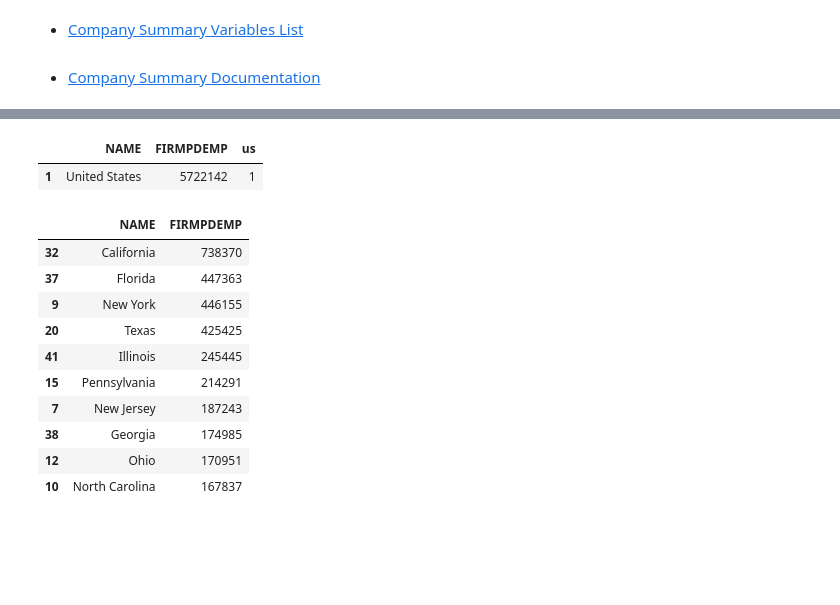
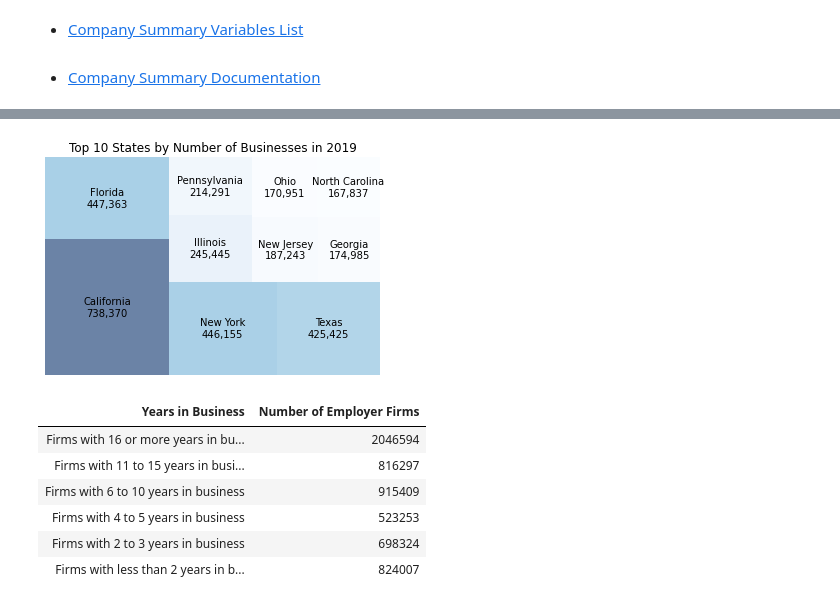
Before and after one commit to ahadh762/Census-Data-API-Group-Assessment, a Jupyter notebook: company_summary.ipynb, the cells around one changed output, grey strips where cells are left out. Drawn from its saved outputs; the diff is of its cells as text; code cells hidden in the pictures; blank space fills up the shorter version.

```diff
--- a/company_summary.ipynb
+++ b/company_summary.ipynb
@@ -93,41 +93,55 @@ df
-# %%
-labels = 'NAME,FIRMPDEMP'
-
-data_group = '&for=us'
-
-API_key = '&key=1ba63b3df04e1bd07755febe18f836df1b86fc9f'
-
-df = pd.read_json(f'https://api.census.gov/data/2018/abscs?get={labels}{data_group}{API_key}')
-new_header = df.iloc[0] #grab the first row for the header
-df = df[1:] #take the data after the header row
-df.columns = new_header #set the header row as the df header
-df
-# %% [output]
-|  | NAME | FIRMPDEMP | us |
-| 1 | United States | 5722142 | 1 |
+# %%
+import matplotlib
+import squarify
+cmap = matplotlib.cm.Blues
+
+minimum=min(df['Number of Employer Firms'])
+maximum=max(df['Number of Employer Firms'])
+norm = matplotlib.colors.Normalize(vmin=minimum, vmax=maximum)
+labels = [f'{State}\n{"{:,}".format(count)}' for State, count in zip(df.State, df['Number of Employer Firms'])]
+
+colors = [cmap(norm(value)) for value in df['Number of Employer Firms'].head(10)]
+squarify.plot(sizes=df['Number of Employer Firms'].head(10), label=labels, alpha=0.6, color = colors)
+plt.title('Top 10 States by Number of Businesses in 2019')
+plt.axis('off')
+plt.show()
+# %% [output]
+[figure, added]
 # %%
-labels = 'NAME,FIRMPDEMP'
+# Number of Firms by Years in Business
+
+labels = 'NAME,YIBSZFI,YIBSZFI_LABEL,FIRMPDEMP'
 
 data_group = '&for=state'
 
 API_key = '&key=1ba63b3df04e1bd07755febe18f836df1b86fc9f'
 
-df = pd.read_json(f'https://api.census.gov/data/2018/abscs?get={labels}{data_group}{API_key}')
+URL = f'https://api.census.gov/data/2018/abscs?get={labels}{data_group}{API_key}'
+
+df = pd.read_json(URL)
+
 new_header = df.iloc[0] #grab the first row for the header
 df = df[1:] #take the data after the header row
 df.columns = new_header #set the header row as the df header
 df['FIRMPDEMP'] = df['FIRMPDEMP'].astype(int)
-df = df[['NAME','FIRMPDEMP']].sort_values(by='FIRMPDEMP',ascending=False)
-df.head(10)
+df.drop('YIBSZFI',axis=1,inplace=True)
+df = df.loc[df['YIBSZFI_LABEL']!='All firms']
+df = df.rename(columns={'YIBSZFI_LABEL':'Years in Business','FIRMPDEMP':'Number of Employer Firms'})
+years_in_business = df.copy()
+df = df.groupby('Years in Business')['Number of Employer Firms'].sum().reset_index()
+df = df.sort_values('Years in Business', ascending=False)
+
+custom_dict = {'Firms with less than 2 years in business': 0, 'Firms with 2 to 3 years in business': 1,\
+ 'Firms with 4 to 5 years in business': 2,'Firms with 6 to 10 years in business': 3, \
+ 'Firms with 11 to 15 years in business': 4, 'Firms with 16 or more years in business': 5}
+
+df = df.sort_values(by=['Years in Business'], key=lambda x: x.map(custom_dict),ascending=False)
+df.style.hide_index()
 # %% [output]
-|  | NAME | FIRMPDEMP |
-| 32 | California | 738370 |
-| 37 | Florida | 447363 |
-| 9 | New York | 446155 |
-| 20 | Texas | 425425 |
-| 41 | Illinois | 245445 |
-| 15 | Pennsylvania | 214291 |
-| 7 | New Jersey | 187243 |
-| 38 | Georgia | 174985 |
-| 12 | Ohio | 170951 |
-| 10 | North Carolina | 167837 |
+| Years in Business | Number of Employer Firms |
+| Firms with 16 or more years in bu... | 2046594 |
+| Firms with 11 to 15 years in busi... | 816297 |
+| Firms with 6 to 10 years in business | 915409 |
+| Firms with 4 to 5 years in business | 523253 |
+| Firms with 2 to 3 years in business | 698324 |
+| Firms with less than 2 years in b... | 824007 |
```
Also changed, not shown: parts of 11 cells of this notebook.
